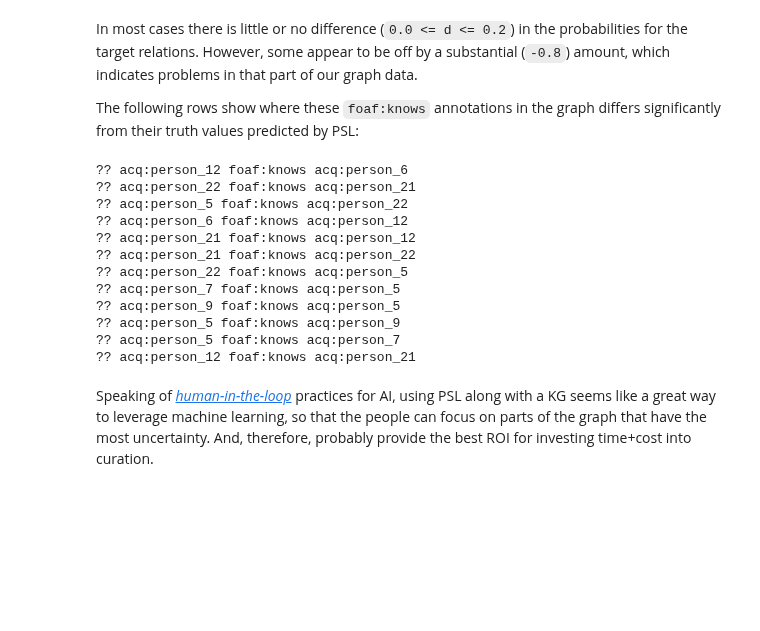
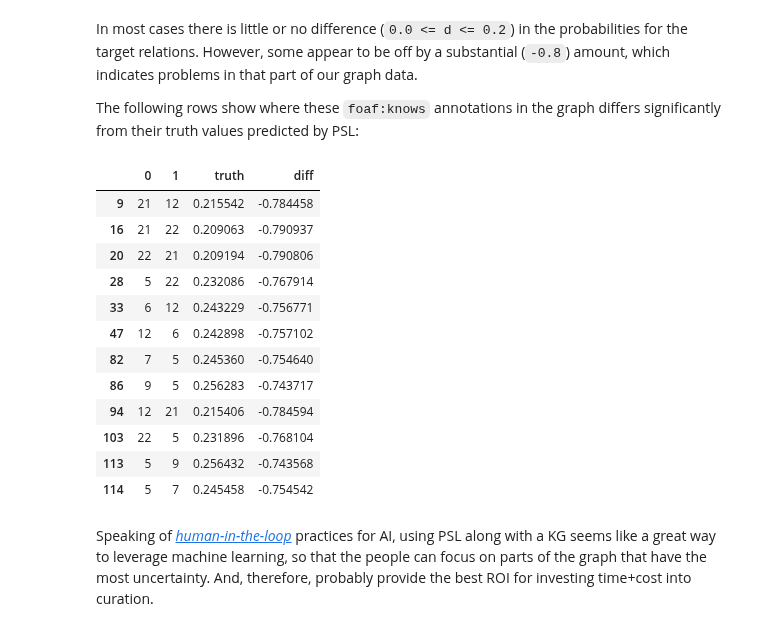
Before and after one commit to DerwenAI/kglab, a Jupyter notebook: ex08.ipynb, the cells around one changed output. Drawn from its saved outputs; the diff is of its cells as text; code cells hidden in the pictures; blank space fills up the shorter version.

```diff
--- a/ex08.ipynb
+++ b/ex08.ipynb
@@ -366,27 +374,22 @@ In most cases there is little or no difference (`0.0 <= d <= 0.2`) in the probab
 However, some appear to be off by a substantial (`-0.8`) amount, which indicates problems in that part of  our graph data.
 
 The following rows show where these `foaf:knows` annotations in the graph differs significantly from their truth values predicted by PSL:
-# %%
-for index, row in df.iterrows():
-    p1 = row[0]
-    p2 = row[1]
-    diff = row["diff"]
-
-    if diff < -0.2:
-        print("?? acq:person_{} foaf:knows acq:person_{}".format(int(row[0]), int(row[1])))
-# %% [output]
-?? acq:person_12 foaf:knows acq:person_6
-?? acq:person_22 foaf:knows acq:person_21
-?? acq:person_5 foaf:knows acq:person_22
-?? acq:person_6 foaf:knows acq:person_12
-?? acq:person_21 foaf:knows acq:person_12
-?? acq:person_21 foaf:knows acq:person_22
-?? acq:person_22 foaf:knows acq:person_5
-?? acq:person_7 foaf:knows acq:person_5
-?? acq:person_9 foaf:knows acq:person_5
-?? acq:person_5 foaf:knows acq:person_9
-?? acq:person_5 foaf:knows acq:person_7
-?? acq:person_12 foaf:knows acq:person_21
+# %%
+df[df["diff"] < -0.2]
+# %% [output]
+|  | 0 | 1 | truth | diff |
+| 9 | 21 | 12 | 0.215542 | -0.784458 |
+| 16 | 21 | 22 | 0.209063 | -0.790937 |
+| 20 | 22 | 21 | 0.209194 | -0.790806 |
+| 28 | 5 | 22 | 0.232086 | -0.767914 |
+| 33 | 6 | 12 | 0.243229 | -0.756771 |
+| 47 | 12 | 6 | 0.242898 | -0.757102 |
+| 82 | 7 | 5 | 0.245360 | -0.754640 |
+| 86 | 9 | 5 | 0.256283 | -0.743717 |
+| 94 | 12 | 21 | 0.215406 | -0.784594 |
+| 103 | 22 | 5 | 0.231896 | -0.768104 |
+| 113 | 5 | 9 | 0.256432 | -0.743568 |
+| 114 | 5 | 7 | 0.245458 | -0.754542 |
 # %% [markdown]
 Speaking of [*human-in-the-loop*](https://derwen.ai/d/human-in-the-loop) practices for AI, using PSL along with a KG seems like a great way to leverage machine learning, so that the people can focus on parts of the graph that have the most uncertainty.
 And, therefore, probably provide the best ROI for investing time+cost into curation.
```
Also changed, not shown: parts of 10 cells of this notebook, 9 other files.
